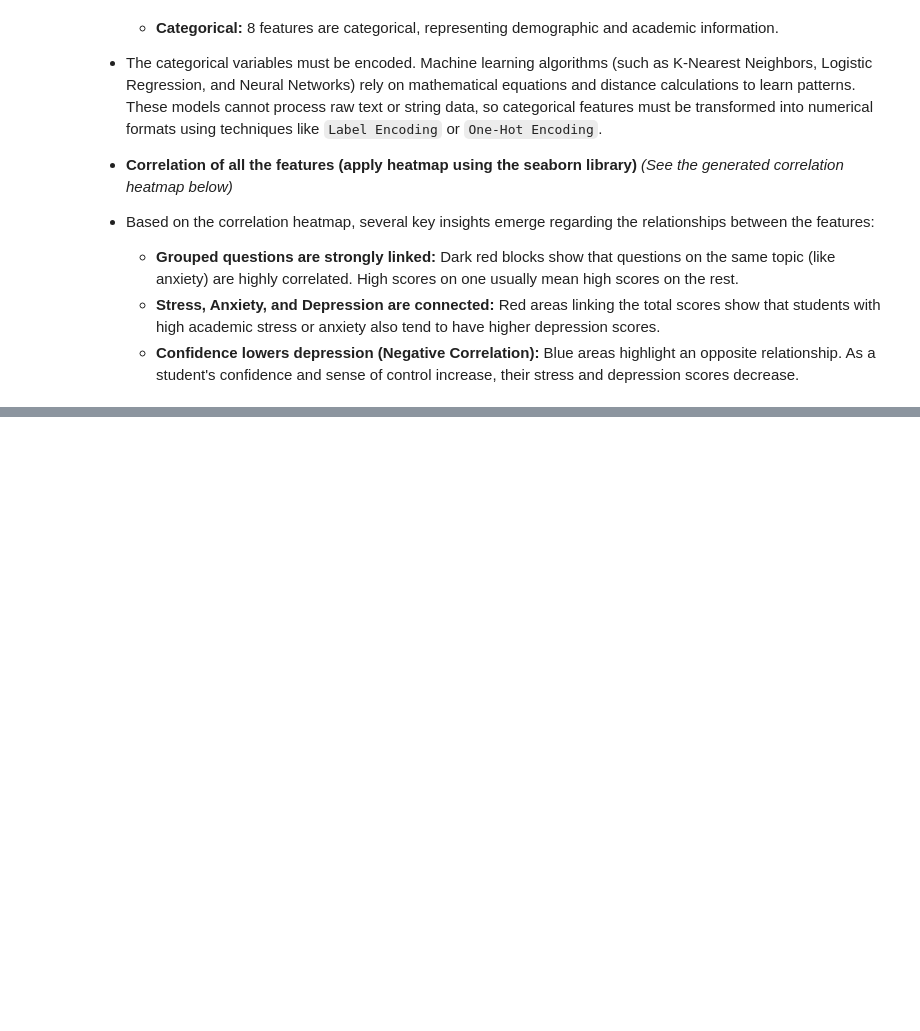
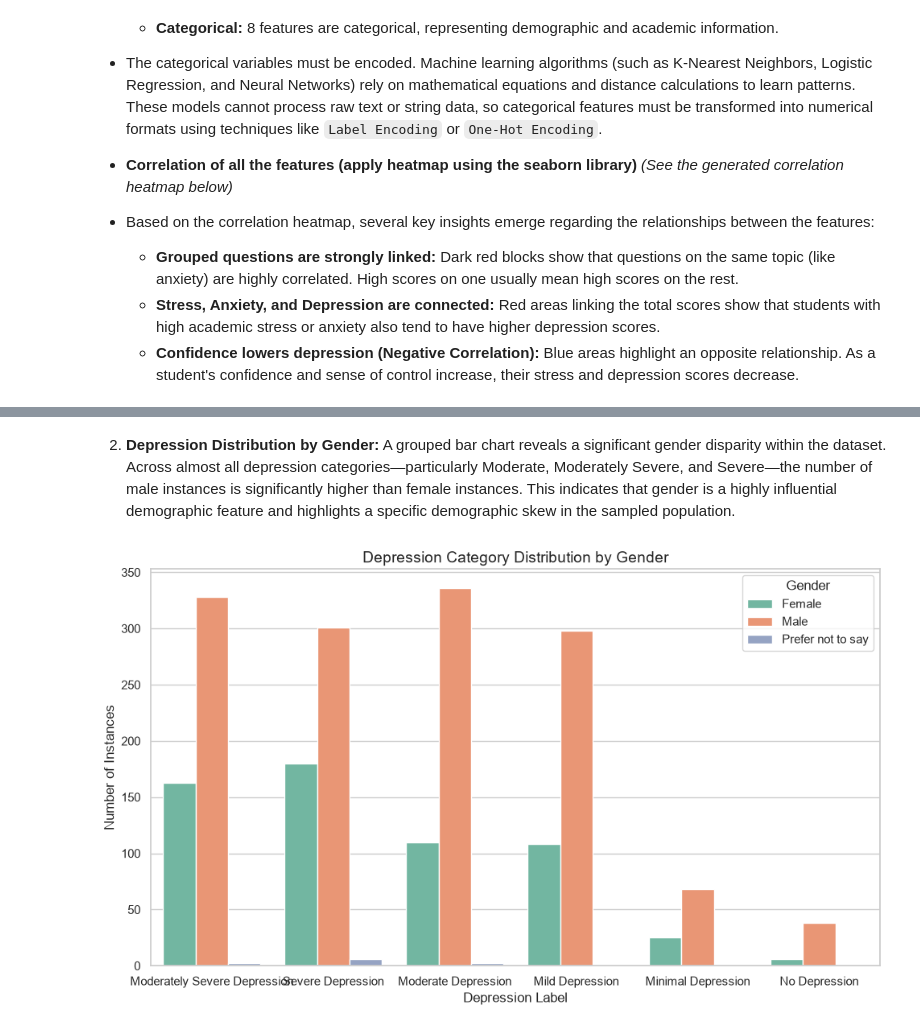
Before and after one commit to uzicodes/CS422-ML-PROJECT, a Jupyter notebook: depression_analysis.ipynb, the cells around one changed output, grey strips where cells are left out. Cells and saved outputs as stored; diff of their text form; code cells hidden in the pictures; blank space fills up the shorter version.

```diff
--- a/depression_analysis.ipynb
+++ b/depression_analysis.ipynb
@@ -227,0 +252,17 @@ Passing `palette` without assigning `hue` is deprecated and will be removed in v
+# %% [markdown]
+2. **Depression Distribution by Gender:** A grouped bar chart reveals a significant gender disparity within the dataset. Across almost all depression categories—particularly Moderate, Moderately Severe, and Severe—the number of male instances is significantly higher than female instances. This indicates that gender is a highly influential demographic feature and highlights a specific demographic skew in the sampled population.
+# %%
+# ---------------------------------------------------------
+# 3. EDA Relationship 2: Depression Label grouped by Gender
+# ---------------------------------------------------------
+plt.figure(figsize=(10, 6))
+sns.countplot(data=df, x='Depression Label', hue='2. Gender', palette='Set2',
+              order=df['Depression Label'].value_counts().index)
+plt.title('Depression Category Distribution by Gender', fontsize=14)
+plt.xlabel('Depression Label', fontsize=12)
+plt.ylabel('Number of Instances', fontsize=12)
+plt.legend(title='Gender')
+plt.tight_layout()
+plt.show()
+# %% [output]
+[figure, added]
```
Also changed, not shown: parts of 10 cells of this notebook.
